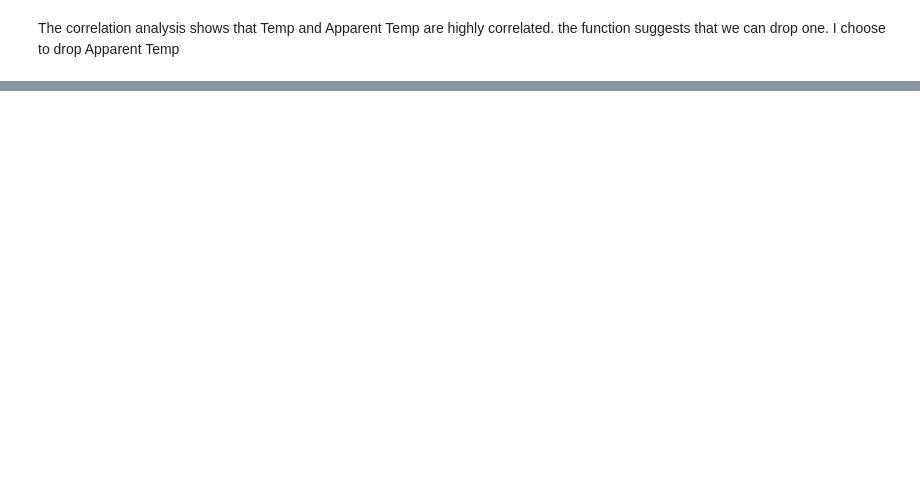
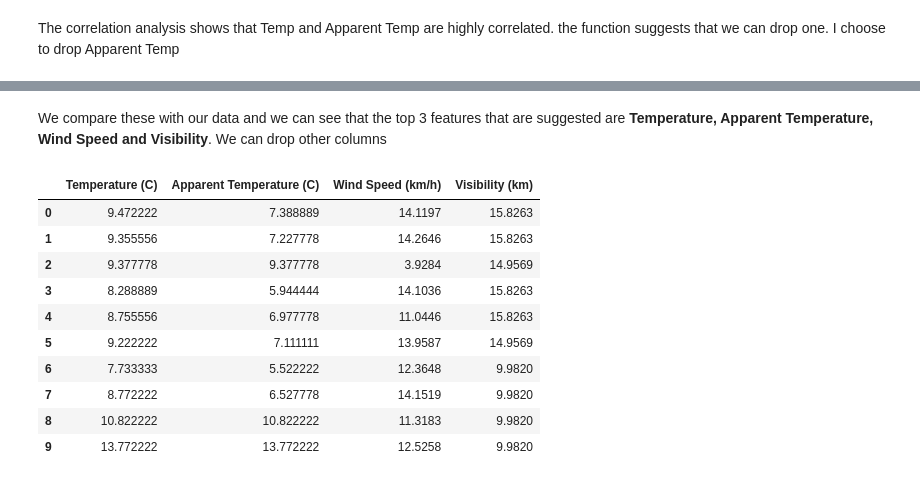
Before and after one commit to cohensaeb/AIDI_1002_Labs, a Jupyter notebook: week_3/lab_3/AIDI_1002_Week_3_Lab_3.ipynb, the cells around one changed output, grey strips where cells are left out. Saved outputs shown, nothing was run; the diff lists cells and outputs as text; code cells hidden in the pictures; blank space fills up the shorter version.

```diff
--- a/week_3/lab_3/AIDI_1002_Week_3_Lab_3.ipynb
+++ b/week_3/lab_3/AIDI_1002_Week_3_Lab_3.ipynb
@@ -118,0 +172,17 @@ df.drop(columns=['Apparent Temperature (C)'], inplace=True)
+# %% [markdown]
+We compare these with our data and we can see that the top 3 features that are suggested are **Temperature, Apparent Temperature, Wind Speed and Visibility**. We can drop other columns
+# %%
+df_mutual_final = df[['Temperature (C)', 'Apparent Temperature (C)','Wind Speed (km/h)','Visibility (km)']]
+df_mutual_final.head(10)
+# %% [output]
+|  | Temperature (C) | Apparent Temperature (C) | Wind Speed (km/h) | Visibility (km) |
+| 0 | 9.472222 | 7.388889 | 14.1197 | 15.8263 |
+| 1 | 9.355556 | 7.227778 | 14.2646 | 15.8263 |
+| 2 | 9.377778 | 9.377778 | 3.9284 | 14.9569 |
+| 3 | 8.288889 | 5.944444 | 14.1036 | 15.8263 |
+| 4 | 8.755556 | 6.977778 | 11.0446 | 15.8263 |
+| 5 | 9.222222 | 7.111111 | 13.9587 | 14.9569 |
+| 6 | 7.733333 | 5.522222 | 12.3648 | 9.9820 |
+| 7 | 8.772222 | 6.527778 | 14.1519 | 9.9820 |
+| 8 | 10.822222 | 10.822222 | 11.3183 | 9.9820 |
+| 9 | 13.772222 | 13.772222 | 12.5258 | 9.9820 |
```
Also changed, not shown: parts of 22 cells of this notebook.
